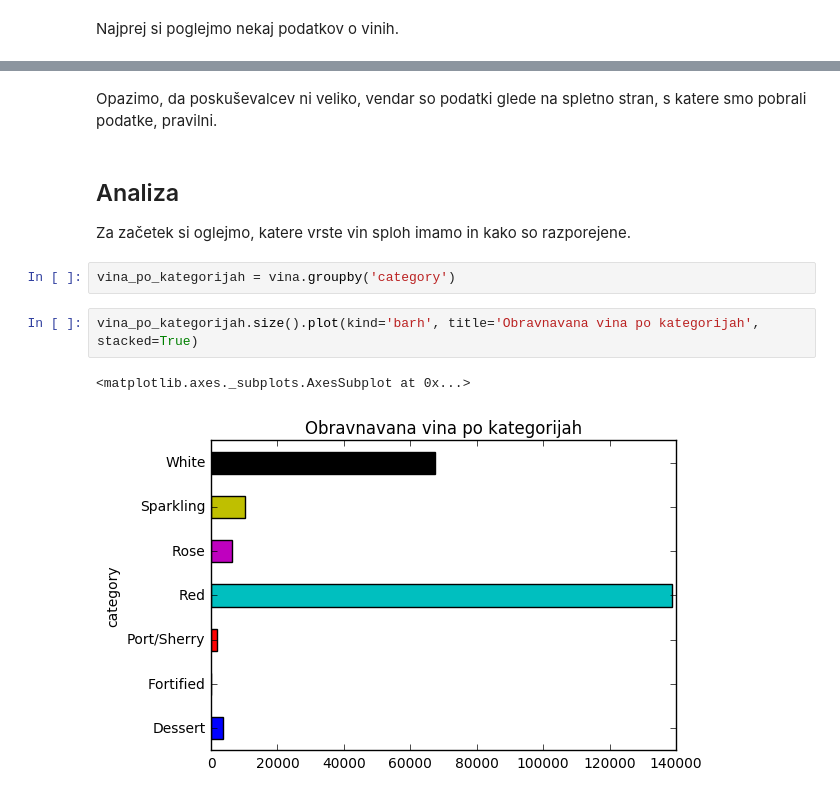
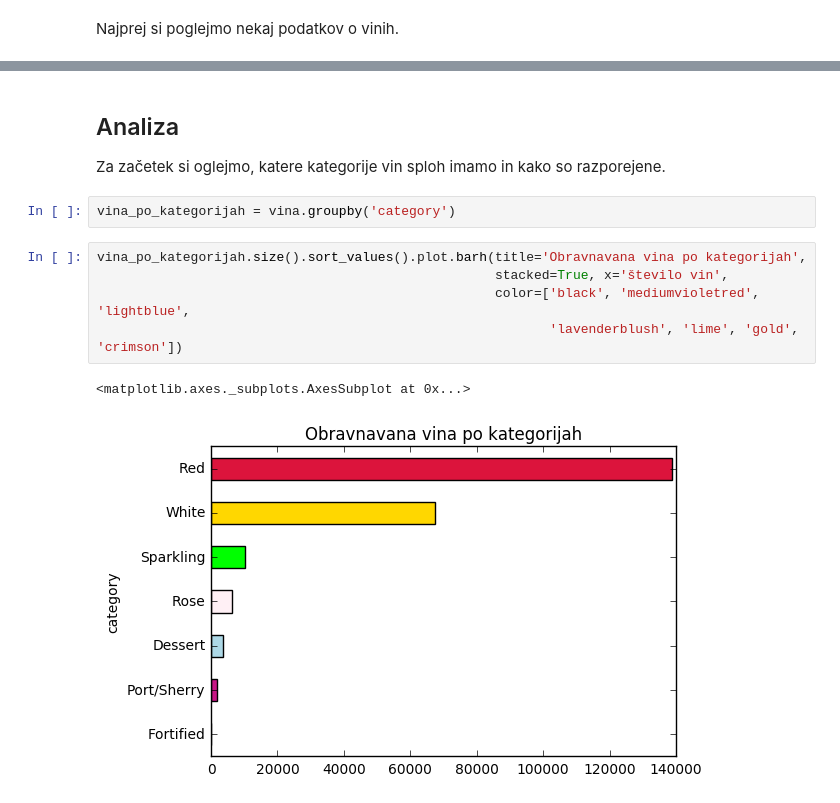
Before and after one commit to KatarinaKoderman/Projektna_naloga_wines, a Jupyter notebook: vina_analiza.ipynb, the cells around one changed output, grey strips where cells are left out. Cells and saved outputs as stored; diff of their text form.

```diff
--- a/vina_analiza.ipynb
+++ b/vina_analiza.ipynb
@@ -65,12 +30,13 @@ poskuševalci.head(n=20)
-# %% [markdown]
-Opazimo, da poskuševalcev ni veliko, vendar so podatki glede na spletno stran, s katere smo pobrali podatke, pravilni.
 # %% [markdown]
 ## Analiza
-Za začetek si oglejmo, katere vrste vin sploh imamo in kako so razporejene.
+Za začetek si oglejmo, katere kategorije vin sploh imamo in kako so razporejene.
 # %%
 vina_po_kategorijah = vina.groupby('category')
 # %%
-vina_po_kategorijah.size().plot(kind='barh', title='Obravnavana vina po kategorijah', stacked=True)
+vina_po_kategorijah.size().sort_values().plot.barh(title='Obravnavana vina po kategorijah',
+                                                   stacked=True, x='število vin',
+                                                   color=['black', 'mediumvioletred', 'lightblue',
+                                                          'lavenderblush', 'lime', 'gold', 'crimson'])
 # %% [output]
 <matplotlib.axes._subplots.AxesSubplot at 0x...>
-[figure, old version]
+[figure, new version]
```
Also changed, not shown: parts of 74 cells of this notebook.
